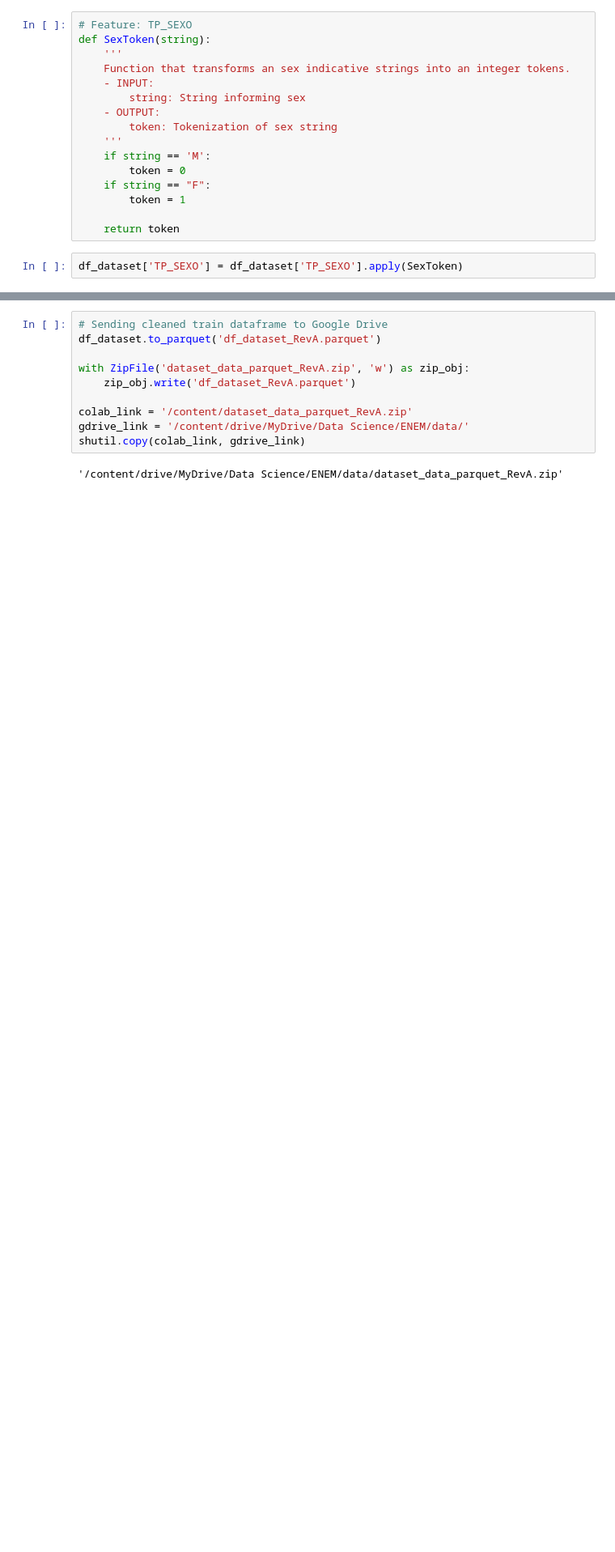
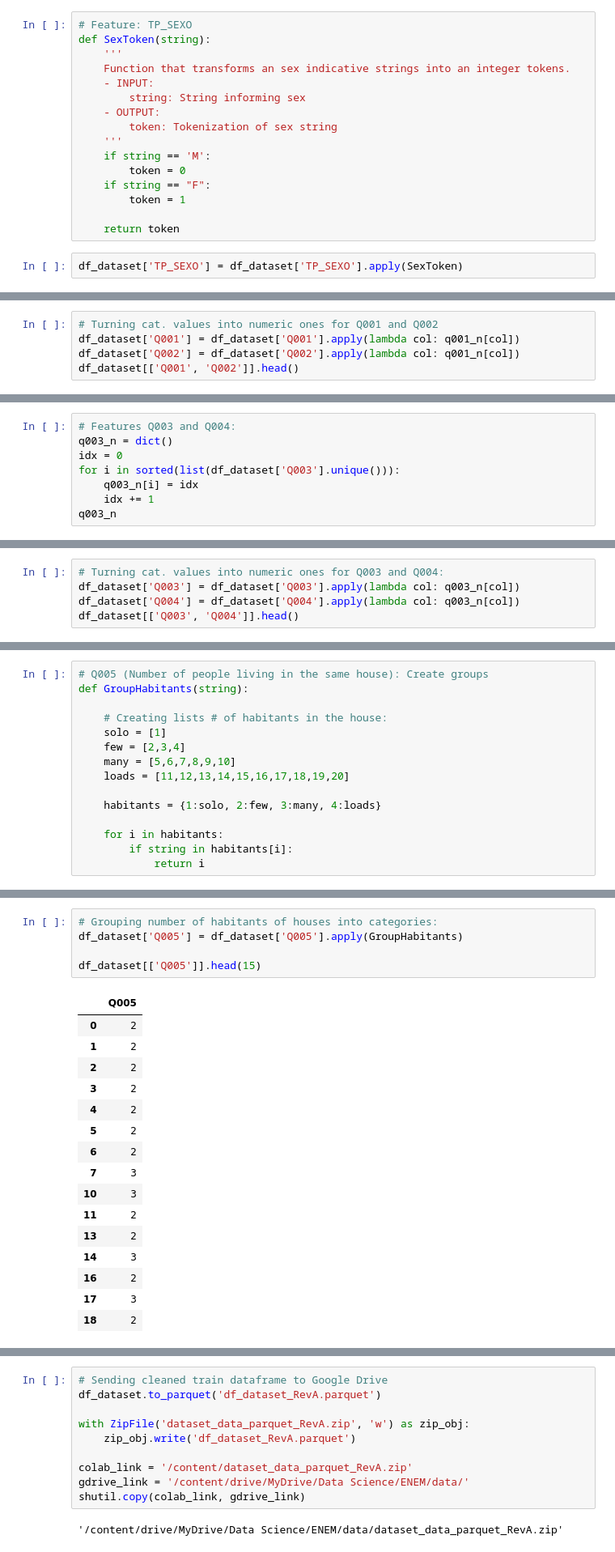
Before and after one commit to higorpr/ENEM_Exploration_Analysis, a Jupyter notebook: ENEM_Exploratory_Analysis.ipynb, the cells around one changed output, grey strips where cells are left out. Shown at 81% size. Saved outputs shown, nothing was run; the diff lists cells and outputs as text; blank space fills up the shorter version.

```diff
--- a/ENEM_Exploratory_Analysis.ipynb
+++ b/ENEM_Exploratory_Analysis.ipynb
@@ -3240,0 +3345,5 @@ regions = {0:SE, 1:S, 2:NE, 3:N, 4:CW}
+# %%
+# Turning cat. values into numeric ones for Q001 and Q002
+df_dataset['Q001'] = df_dataset['Q001'].apply(lambda col: q001_n[col])
+df_dataset['Q002'] = df_dataset['Q002'].apply(lambda col: q001_n[col])
+df_dataset[['Q001', 'Q002']].head()
@@ -3240,0 +3357,8 @@ regions = {0:SE, 1:S, 2:NE, 3:N, 4:CW}
+# %%
+# Features Q003 and Q004:
+q003_n = dict()
+idx = 0
+for i in sorted(list(df_dataset['Q003'].unique())):
+    q003_n[i] = idx
+    idx += 1
+q003_n
@@ -3240,0 +3367,5 @@ regions = {0:SE, 1:S, 2:NE, 3:N, 4:CW}
+# %%
+# Turning cat. values into numeric ones for Q003 and Q004:
+df_dataset['Q003'] = df_dataset['Q003'].apply(lambda col: q003_n[col])
+df_dataset['Q004'] = df_dataset['Q004'].apply(lambda col: q003_n[col])
+df_dataset[['Q003', 'Q004']].head()
@@ -3240,0 +3379,15 @@ regions = {0:SE, 1:S, 2:NE, 3:N, 4:CW}
+# %%
+# Q005 (Number of people living in the same house): Create groups
+def GroupHabitants(string):
+
+    # Creating lists # of habitants in the house:
+    solo = [1]
+    few = [2,3,4]
+    many = [5,6,7,8,9,10]
+    loads = [11,12,13,14,15,16,17,18,19,20]
+
+    habitants = {1:solo, 2:few, 3:many, 4:loads}
+
+    for i in habitants:
+        if string in habitants[i]:
+            return i
@@ -3240,0 +3413,22 @@ regions = {0:SE, 1:S, 2:NE, 3:N, 4:CW}
+# %%
+# Grouping number of habitants of houses into categories:
+df_dataset['Q005'] = df_dataset['Q005'].apply(GroupHabitants)
+
+df_dataset[['Q005']].head(15)
+# %% [output]
+|  | Q005 |
+| 0 | 2 |
+| 1 | 2 |
+| 2 | 2 |
+| 3 | 2 |
+| 4 | 2 |
+| 5 | 2 |
+| 6 | 2 |
+| 7 | 3 |
+| 10 | 3 |
+| 11 | 2 |
+| 13 | 2 |
+| 14 | 3 |
+| 16 | 2 |
+| 17 | 3 |
+| 18 | 2 |
```
Also changed, not shown: parts of 39 cells of this notebook.
